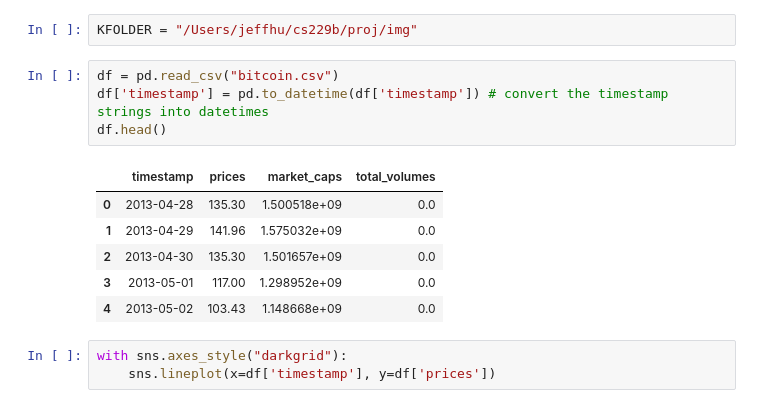
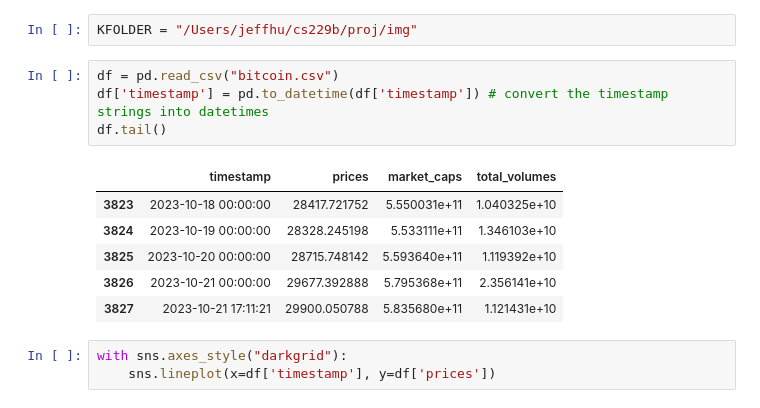
Before and after one commit to jeffhu1/cs229b_proj, a Jupyter notebook: garch.ipynb, the cells around one changed output. Drawn from its saved outputs; the diff is of its cells as text.

```diff
--- a/garch.ipynb
+++ b/garch.ipynb
@@ -18,14 +18,14 @@ KFOLDER = "/Users/jeffhu/cs229b/proj/img"
 # %%
 df = pd.read_csv("bitcoin.csv")
 df['timestamp'] = pd.to_datetime(df['timestamp']) # convert the timestamp strings into datetimes
-df.head()
+df.tail()
 # %% [output]
 |  | timestamp | prices | market_caps | total_volumes |
-| 0 | 2013-04-28 | 135.30 | 1.500518e+09 | 0.0 |
-| 1 | 2013-04-29 | 141.96 | 1.575032e+09 | 0.0 |
-| 2 | 2013-04-30 | 135.30 | 1.501657e+09 | 0.0 |
-| 3 | 2013-05-01 | 117.00 | 1.298952e+09 | 0.0 |
-| 4 | 2013-05-02 | 103.43 | 1.148668e+09 | 0.0 |
+| 3823 | 2023-10-18 00:00:00 | 28417.721752 | 5.550031e+11 | 1.040325e+10 |
+| 3824 | 2023-10-19 00:00:00 | 28328.245198 | 5.533111e+11 | 1.346103e+10 |
+| 3825 | 2023-10-20 00:00:00 | 28715.748142 | 5.593640e+11 | 1.119392e+10 |
+| 3826 | 2023-10-21 00:00:00 | 29677.392888 | 5.795368e+11 | 2.356141e+10 |
+| 3827 | 2023-10-21 17:11:21 | 29900.050788 | 5.835680e+11 | 1.121431e+10 |
 # %%
 with sns.axes_style("darkgrid"):
     sns.lineplot(x=df['timestamp'], y=df['prices'])
```
Also changed, not shown: parts of 5 cells of this notebook, 6 other files.
